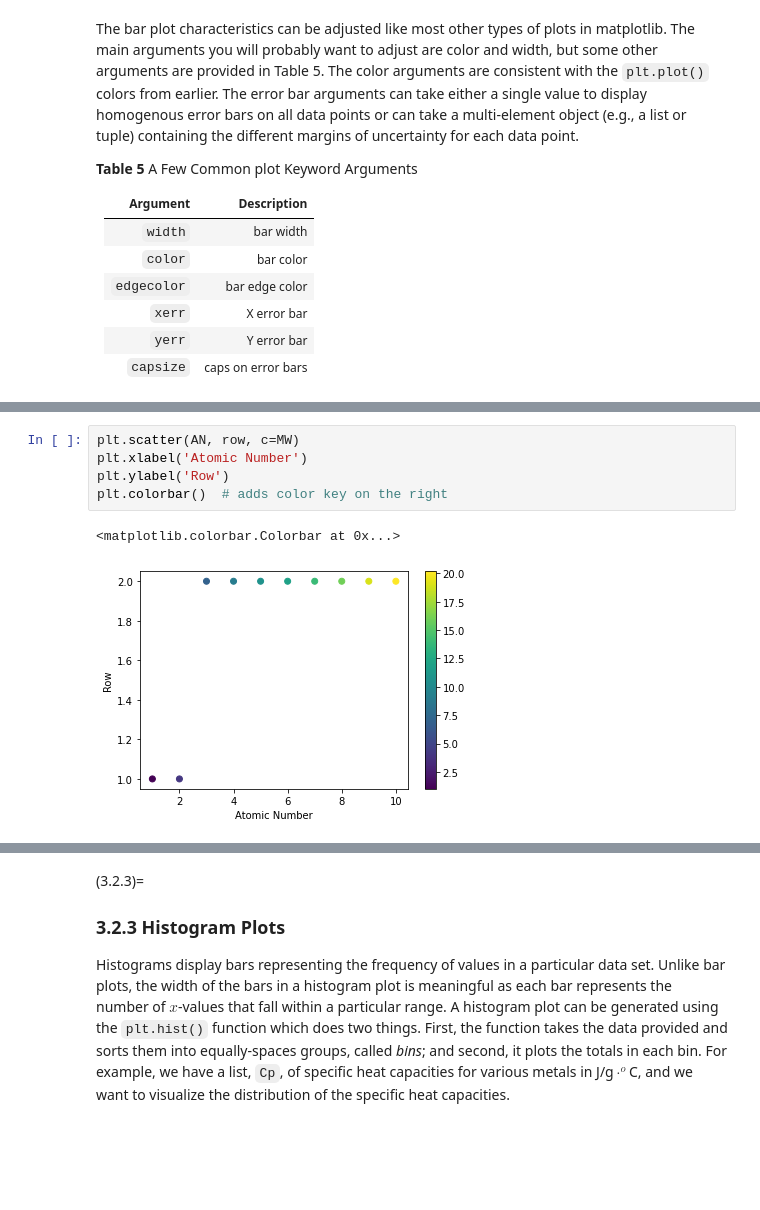
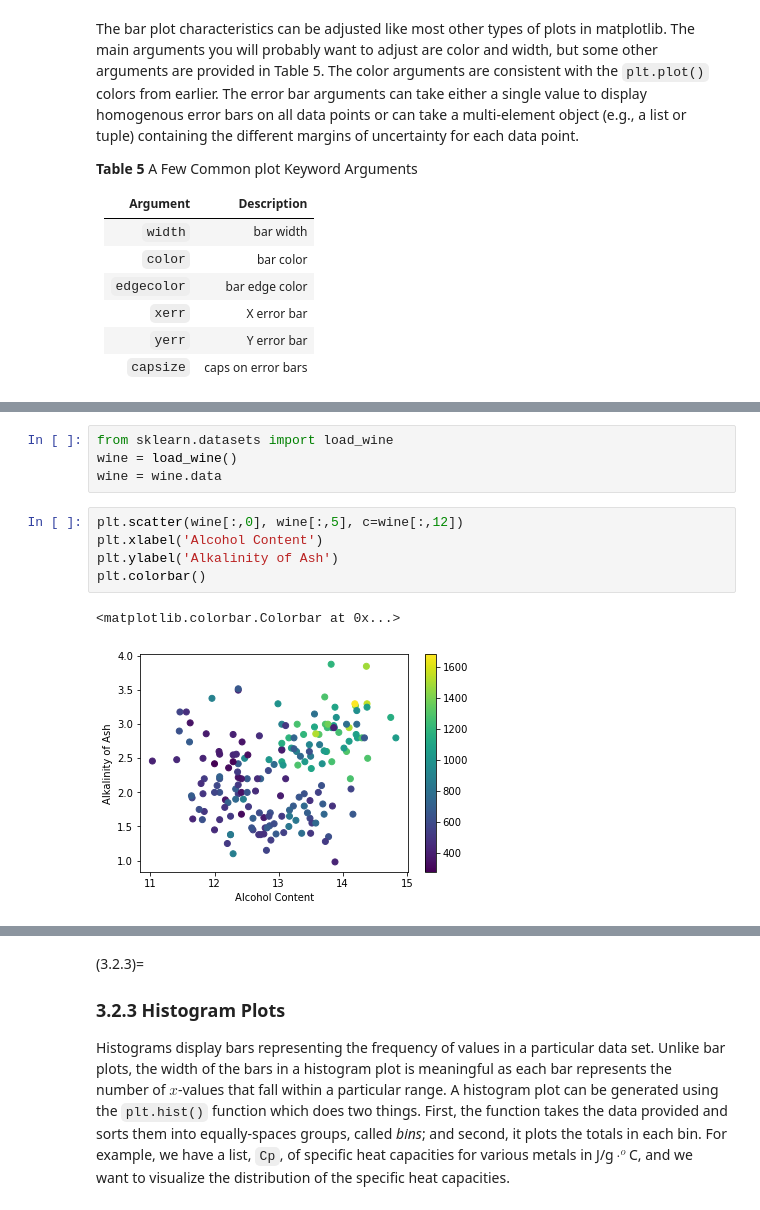
Before and after one commit to weisscharlesj/SciCompforChemists, a Jupyter notebook: _sources/notebooks/chapter_03/chap_03_notebook.ipynb, the cells around one changed output, grey strips where cells are left out. Cells and saved outputs as stored; diff of their text form; blank space fills up the shorter version.

```diff
--- a/_sources/notebooks/chapter_03/chap_03_notebook.ipynb
+++ b/_sources/notebooks/chapter_03/chap_03_notebook.ipynb
@@ -210,8 +203,12 @@ Text(0, 0.5, 'Row')
-# %%
-plt.scatter(AN, row, c=MW)
-plt.xlabel('Atomic Number')
-plt.ylabel('Row')
-plt.colorbar()  # adds color key on the right
-# %% [output]
-<matplotlib.colorbar.Colorbar at 0x...>
-[figure, removed]
+# %%
+from sklearn.datasets import load_wine
+wine = load_wine()
+wine = wine.data
+# %%
+plt.scatter(wine[:,0], wine[:,5], c=wine[:,12])
+plt.xlabel('Alcohol Content')
+plt.ylabel('Alkalinity of Ash')
+plt.colorbar()
+# %% [output]
+<matplotlib.colorbar.Colorbar at 0x...>
+[figure, added]
```
Also changed, not shown: parts of 13 cells of this notebook, 24 other files.
